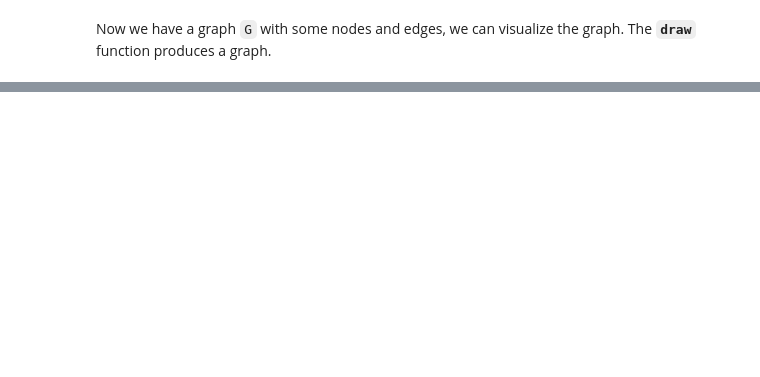
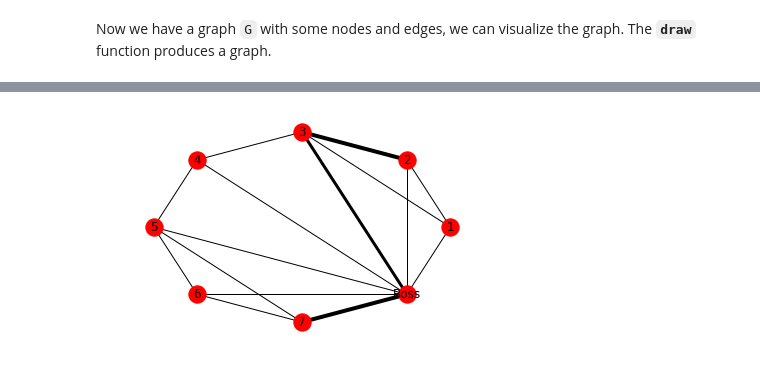
Before and after one commit to sathayas/JupyterAnalyticsSpring2018, a Jupyter notebook: NetworkBasics.ipynb, the cells around one changed output, grey strips where cells are left out. Cells and saved outputs as stored; diff of their text form; code cells hidden in the pictures; blank space fills up the shorter version.

```diff
--- a/NetworkBasics.ipynb
+++ b/NetworkBasics.ipynb
@@ -120,0 +107,5 @@ In this network, say Boss have to communicate some of the employees more often.
+# %%
+# edge weights
+# first, all edge weights are set to 1
+for iEdge in G.edges():
+    G.edges[iEdge]['weight']=1.0
@@ -120,0 +114,5 @@ In this network, say Boss have to communicate some of the employees more often.
+# %%
+# giving some edges more weight
+G['Boss'][3]['weight'] = 3
+G[2][3]['weight'] = 4
+G['Boss'][7]['weight'] = 4
@@ -120,0 +128,3 @@ In this network, say Boss have to communicate some of the employees more often.
+# %%
+# drawing the graph  --- circular layout
+pos = nx.circular_layout(G) # positions for all nodes
@@ -120,0 +133,15 @@ In this network, say Boss have to communicate some of the employees more often.
+# %%
+# nodes
+nx.draw_networkx_nodes(G, pos)
+
+# edges
+edgeweight = [ d['weight'] for (u,v,d) in G.edges(data=True)]
+nx.draw_networkx_edges(G, pos, width=edgeweight)
+
+# labels
+nx.draw_networkx_labels(G, pos)
+
+plt.axis('off')
+plt.show()
+# %% [output]
+[figure, added]
```
Also changed, not shown: parts of 28 cells of this notebook.
